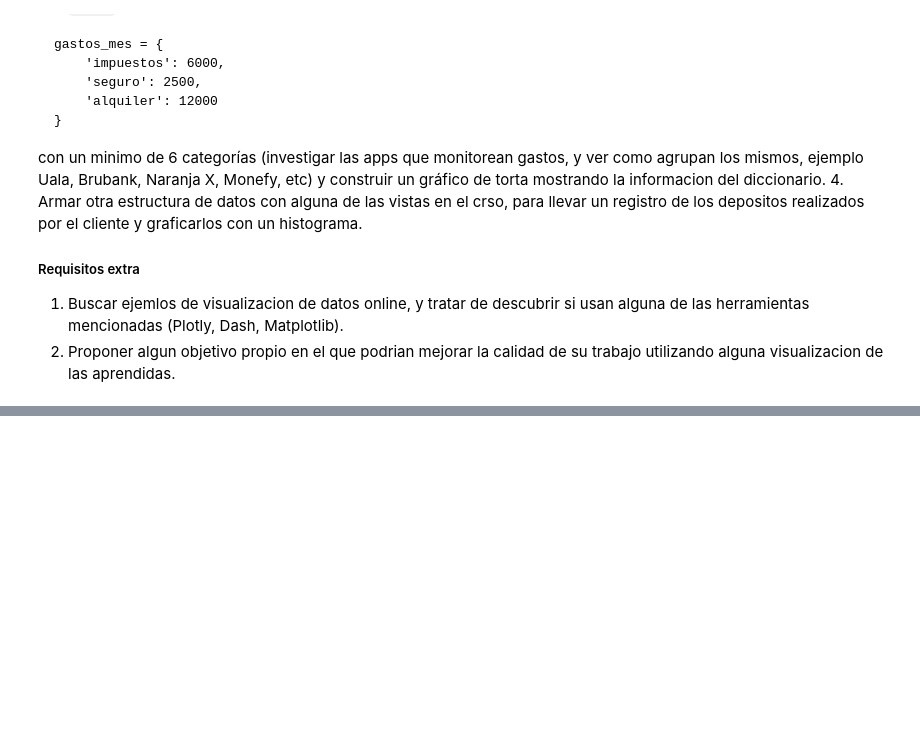
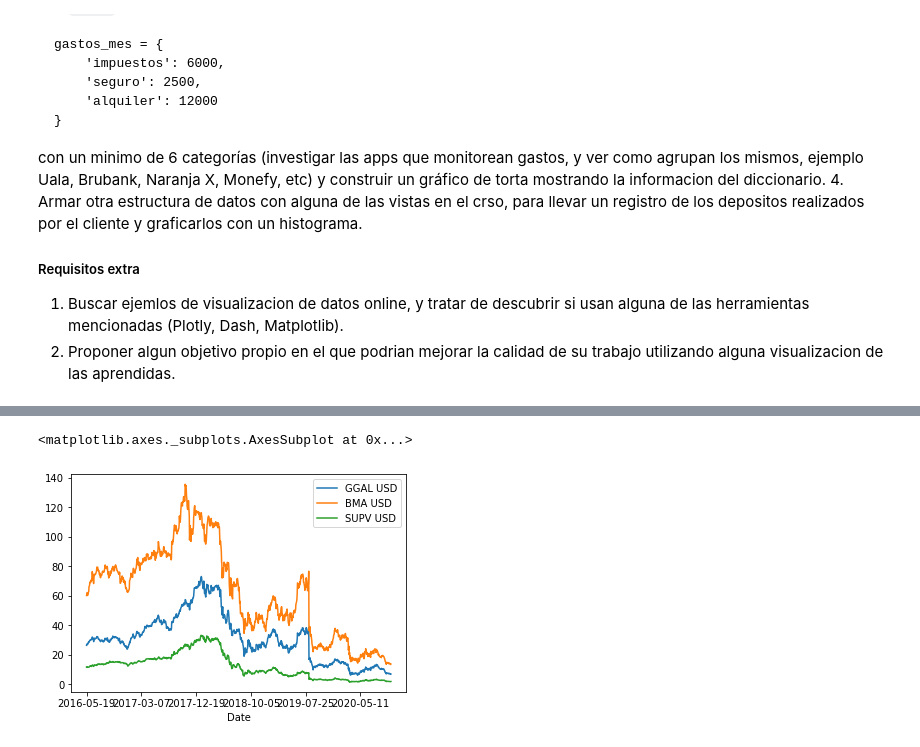
Before and after one commit to fedeturi/icda-python-para-finanzas, a Jupyter notebook: tarea-clase7-visualizacion/0_consigna_tarea_clase7.ipynb, the cells around one changed output, grey strips where cells are left out. Cells and saved outputs as stored; diff of their text form; code cells hidden in the pictures; blank space fills up the shorter version.

```diff
--- a/tarea-clase7-visualizacion/0_consigna_tarea_clase7.ipynb
+++ b/tarea-clase7-visualizacion/0_consigna_tarea_clase7.ipynb
@@ -55,0 +90,7 @@ con un minimo de 6 categorías (investigar las apps que monitorean gastos, y ver
+# %%
+df.set_index('Date', inplace=False)
+# %%
+df.plot()
+# %% [output]
+<matplotlib.axes._subplots.AxesSubplot at 0x...>
+[figure, added]
```
Also changed, not shown: parts of 12 cells of this notebook.
